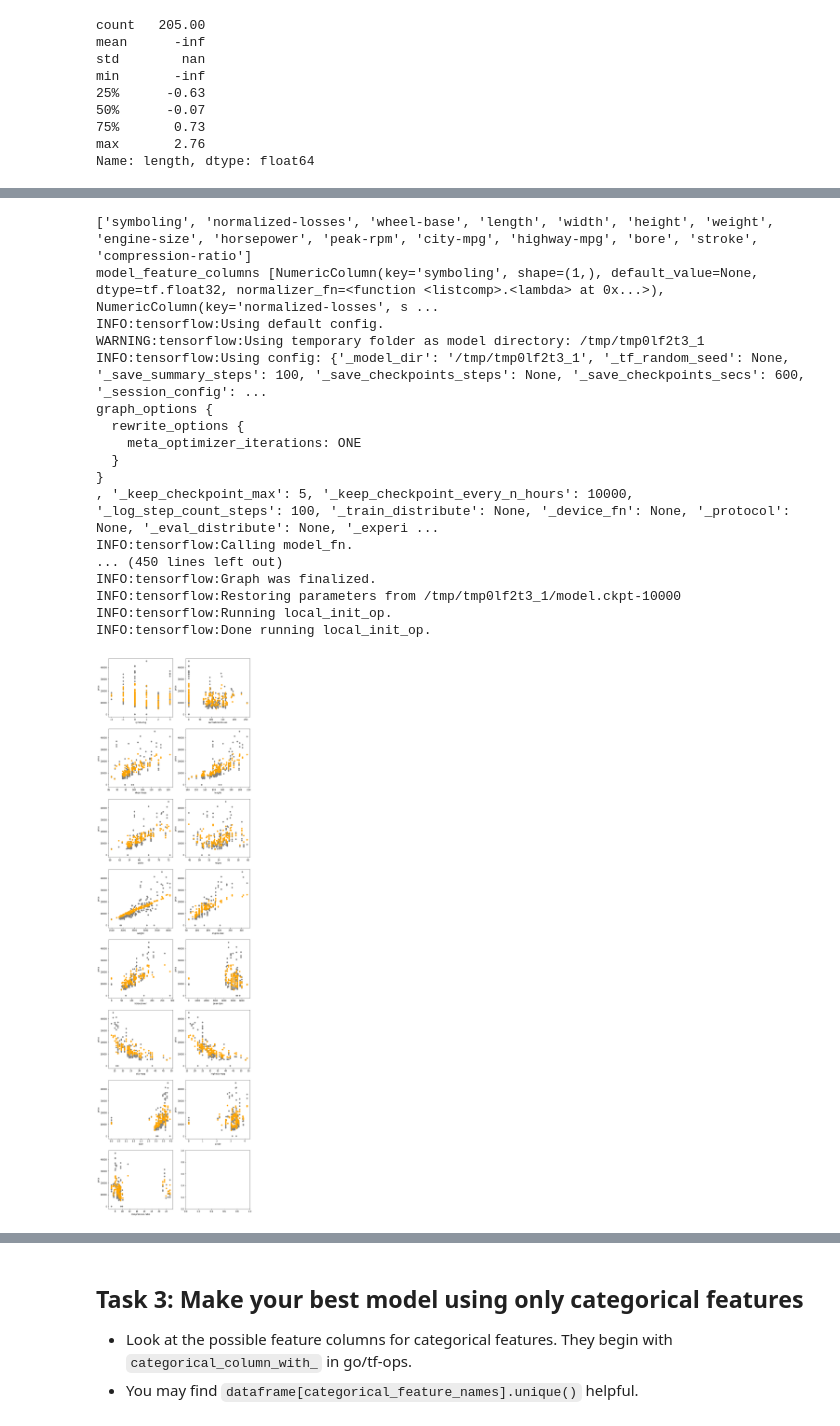
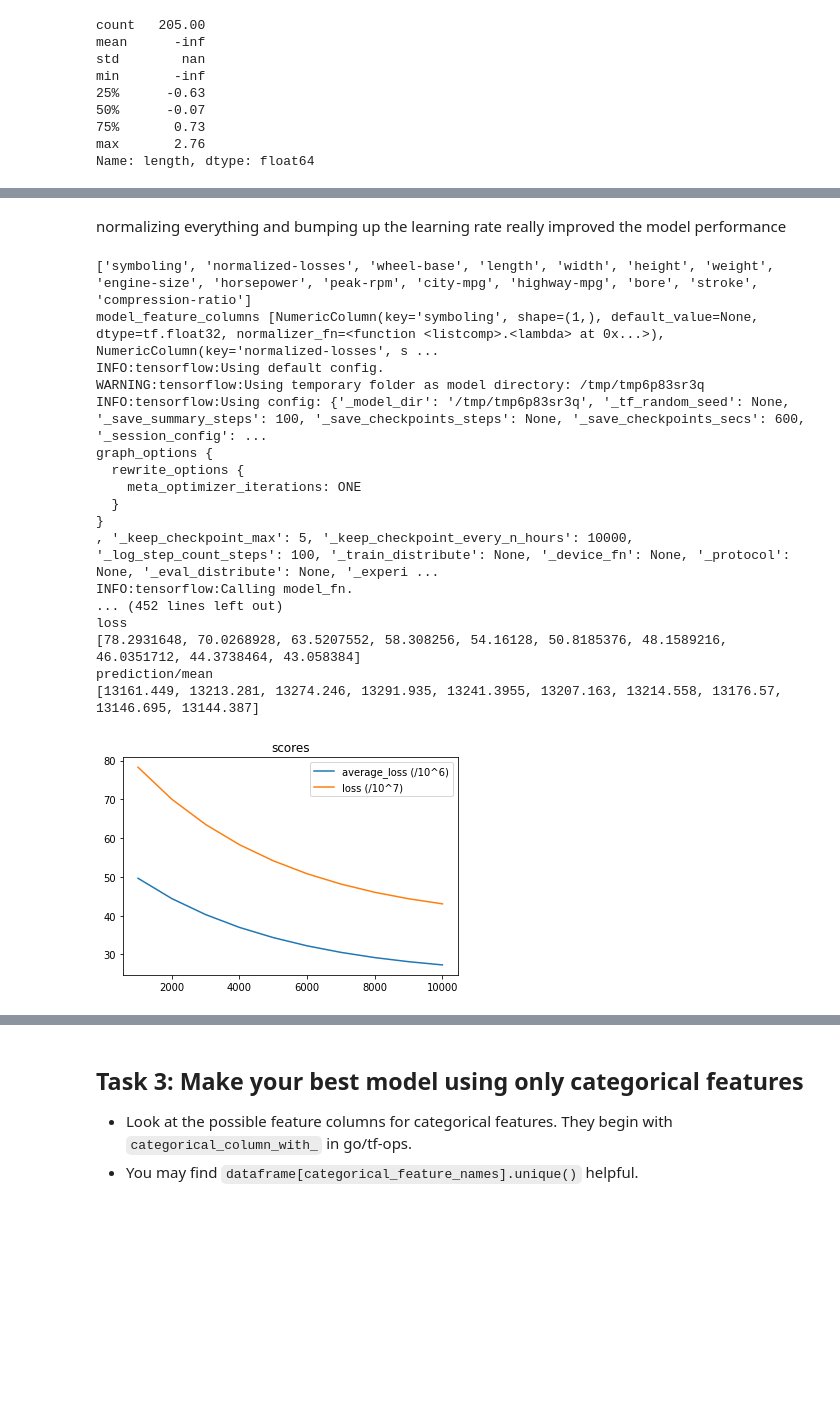
Before and after one commit to IanEdington/learn, a Jupyter notebook: machine-learning/ggl-mlcc/intro_to_modeling.ipynb, the cells around one changed output, grey strips where cells are left out. Cells and saved outputs as stored; diff of their text form; code cells hidden in the pictures; blank space fills up the shorter version.

Commit message:
Finish normalizing numeric features

```diff
--- a/machine-learning/ggl-mlcc/intro_to_modeling.ipynb
+++ b/machine-learning/ggl-mlcc/intro_to_modeling.ipynb
@@ -1315,8 +1315,6 @@ transform_all_numberic_features.describe()
 | max | 1.74 | 2.72 | 3.68 | 2.76 | 2.98 | 2.49 | 2.90 | 4.78 | 4.52 | ... |
 # %%
 batch_size = 16
-means = car_data.mean()[numeric_feature_names]
-stds = car_data.std()[numeric_feature_names]
 
 x_df = car_data[numeric_feature_names]
 y_series = car_data['price']
@@ -1342,13 +1340,16 @@ predict_input_fn = tf.estimator.inputs.pandas_input_fn(
 
 # Feature columns allow the model to parse the data, perform common
 # preprocessing, and automatically generate an input layer for the tf.Estimator.
+means = x_df.mean()
+stds = x_df.std()
 def generate_numberic_feature_normalizer(feature_name):
-  return lambda x: (x - means[feature_name]) / (stds[feature_name]+0.00001)
+  return lambda x: (x - means[feature_name]) / (epsilon + stds[feature_name])
 
 model_feature_columns = [
     tf.feature_column.numeric_column(
         feature_name,
         normalizer_fn=generate_numberic_feature_normalizer(feature_name)
+        # normalizer_fn=lambda val: (val - x_df.mean()[feature_name]) / (epsilon + x_df.std()[feature_name])
         )
     for feature_name in numeric_feature_names
 ]
@@ -1434,0 +1434,25 @@ Name: length, dtype: float64
+# %%
+# TODO What is the next thing my error could be caused by?
+# the only difference seems to be the lambda.
+# I switched the def for the lambda and it's working
+
+# I'm worried that the lambda and the def have different scoping rules
+# (I don't know python very well)
+
+def generate_numberic_feature_normalizer(feature_name):
+  return lambda x: {"mean": x_df.mean()[feature_name], "std": epsilon + x_df.std()[feature_name]}
+
+def_normalizers = dict()
+lambda_normalizers = dict()
+for feature_name in numeric_feature_names:
+  def_normalizers[feature_name] = generate_numberic_feature_normalizer(feature_name)
+  lambda_normalizers[feature_name] = lambda val: {"mean": x_df.mean()[feature_name], "std": epsilon + x_df.std()[feature_name]}
+
+for key in def_normalizers:
+  print(key, ':')
+  print('  def :', def_normalizers[key](1))
+  print('  lambda :', lambda_normalizers[key](1))
+  print('  should be :', {"mean": car_data.mean()[key], "std": car_data.std()[key]})
+
+# it seems that the scoping isn't the issue but instead the for loop.
+# The last value of the for loop is used as the value of feature_name each time the lambda is called
@@ -1435,3 +1850,5 @@ Name: length, dtype: float64
+# %% [markdown]
+normalizing everything and bumping up the learning rate really improved the model performance
 # %%
 # This does Z-score normalization since the distributions for most features looked
 # roughly normally distributed.
@@ -1482,39 +1899,41 @@ est = tf.estimator.DNNRegressor(
     hidden_units=[64],
     optimizer=tf.train.AdagradOptimizer(learning_rate=0.01),
   )
 
 # TRAIN
 num_print_statements = 10
 num_training_steps = 10000
+all_scores = []
 for _ in range(num_print_statements):
   est.train(train_input_fn, steps=num_training_steps // num_print_statements)
   scores = est.evaluate(eval_input_fn)
 
   # The `scores` dictionary has several metrics automatically generated by the
   # canned Estimator.
   # `average_loss` is the average loss for an individual example.
   # `loss` is the summed loss for the batch.
   # In addition to these scalar losses, you may find the visualization functions
   # in the next cell helpful for debugging model quality.
   print('scores', scores)
+  all_scores.append(scores)
 
-scatter_plot_inference_grid(est, x_df, numeric_feature_names)
+make_score_plot(all_scores)
 # %% [output]
 ['symboling', 'normalized-losses', 'wheel-base', 'length', 'width', 'height', 'weight', 'engine-size', 'horsepower', 'peak-rpm', 'city-mpg', 'highway-mpg', 'bore', 'stroke', 'compression-ratio']
 model_feature_columns [NumericColumn(key='symboling', shape=(1,), default_value=None, dtype=tf.float32, normalizer_fn=<function <listcomp>.<lambda> at 0x...>), NumericColumn(key='normalized-losses', s ...
 INFO:tensorflow:Using default config.
-WARNING:tensorflow:Using temporary folder as model directory: /tmp/tmp0lf2t3_1
-INFO:tensorflow:Using config: {'_model_dir': '/tmp/tmp0lf2t3_1', '_tf_random_seed': None, '_save_summary_steps': 100, '_save_checkpoints_steps': None, '_save_checkpoints_secs': 600, '_session_config': ...
+WARNING:tensorflow:Using temporary folder as model directory: /tmp/tmp6p83sr3q
+INFO:tensorflow:Using config: {'_model_dir': '/tmp/tmp6p83sr3q', '_tf_random_seed': None, '_save_summary_steps': 100, '_save_checkpoints_steps': None, '_save_checkpoints_secs': 600, '_session_config': ...
 graph_options {
   rewrite_options {
     meta_optimizer_iterations: ONE
   }
 }
 , '_keep_checkpoint_max': 5, '_keep_checkpoint_every_n_hours': 10000, '_log_step_count_steps': 100, '_train_distribute': None, '_device_fn': None, '_protocol': None, '_eval_distribute': None, '_experi ...
 INFO:tensorflow:Calling model_fn.
-... (450 lines left out)
-INFO:tensorflow:Graph was finalized.
-INFO:tensorflow:Restoring parameters from /tmp/tmp0lf2t3_1/model.ckpt-10000
-INFO:tensorflow:Running local_init_op.
-INFO:tensorflow:Done running local_init_op.
+... (452 lines left out)
+loss
+[78.2931648, 70.0268928, 63.5207552, 58.308256, 54.16128, 50.8185376, 48.1589216, 46.0351712, 44.3738464, 43.058384]
+prediction/mean
+[13161.449, 13213.281, 13274.246, 13291.935, 13241.3955, 13207.163, 13214.558, 13176.57, 13146.695, 13144.387]
-[figure, old version]
+[figure, new version]
```
Also changed, not shown: parts of 52 cells of this notebook.
